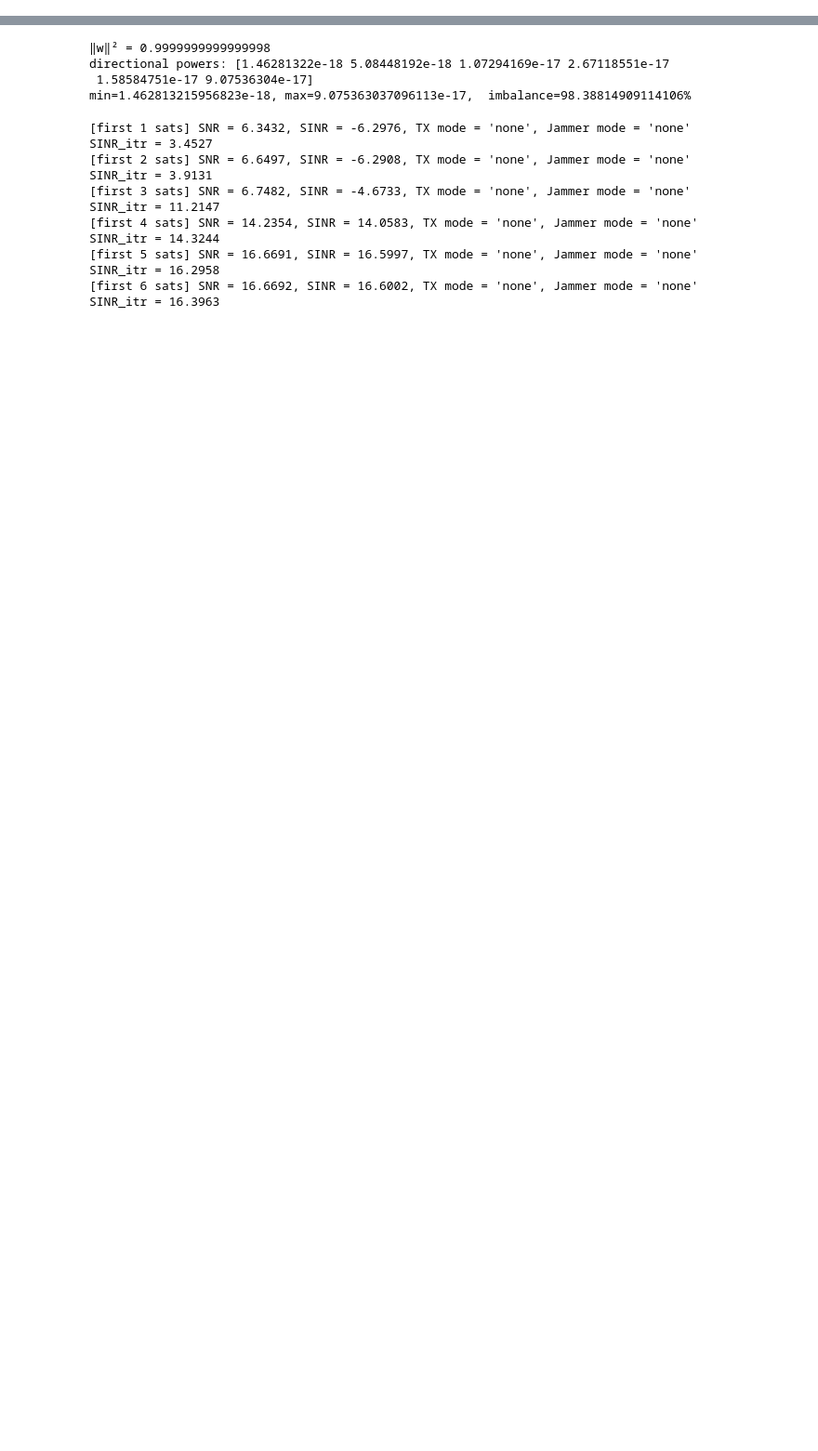
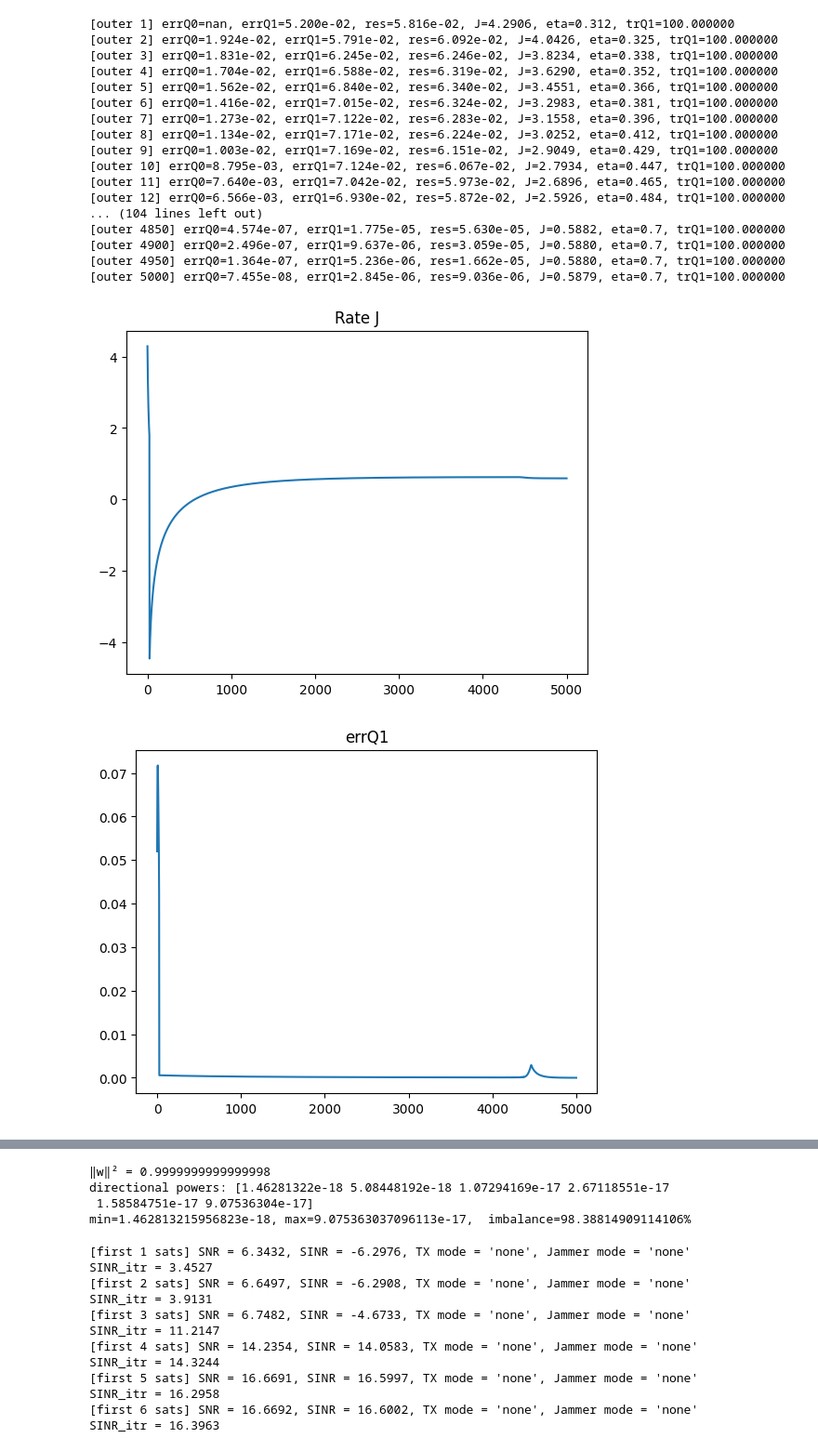
Before and after one commit to SJ00425/NTN-Anti-Jamming, a Jupyter notebook: test_copy.ipynb, the cells around one changed output, grey strips where cells are left out. Shown at 93% size. Saved outputs shown, nothing was run; the diff lists cells and outputs as text; code cells hidden in the pictures; blank space fills up the shorter version.

Commit message:
add minmax solver

```diff
--- a/test_copy.ipynb
+++ b/test_copy.ipynb
@@ -20,7 +42,7 @@ import numpy as np
 
 # Generate RX positions
 
-distances_km = [0.0001]
+distances_km = [0.4]
 azimuths_deg = np.linspace(0, 360, len(distances_km), endpoint=False)
 gnd_positions = [np.array([0.0, 0.0, 0.0])]
 
@@ -37,8 +59,8 @@ for i, pos in enumerate(gnd_positions):
 
 sat_orbit_m = 550e3
 # angles = [(120, 80),(45, 90), (75,75),(80,88), (65, 85),(130,75)]
-angles = [(45, 90), (120, 80), (75,75),(80,88), (65, 85),(130,75)]
-# angles = [(45, 90), (120, 80), (75,75)]
+# angles = [(45, 90-(1e-3)), (120, 87), (75,85),(80,83), (65, 82),(130,80)]
+angles = [(45, 90-(1e-3)), (120, 87), (75,85)]
 sat_positions = []
 delays_ms = []
 fspl_db = []
@@ -186,0 +501,10 @@ jam_power_watt = 10 ** ((jam_power_dbm  - 30)/ 10)
+# %%
+a_tx, tau_tx = compute_cir(gnd_positions[0], sat_positions, tx_array, sat_array, sat_positions[0], gnd_positions[0])
+a_jam, tau_jam = compute_cir(gnd_positions[1], sat_positions, tx_array, sat_array, sat_positions[0], gnd_positions[0])
+H0 = collapse_channel(a_tx)
+H1 = collapse_channel(a_jam)
+
+
+N0 = noise_power_watt
+P0 = Tx_power_watt
+P1 = jam_power_watt
@@ -186,0 +782,45 @@ jam_power_watt = 10 ** ((jam_power_dbm  - 30)/ 10)
+# %%
+n1 = H1.shape[1]
+Q1_init = (P1/n1) * np.eye(n1, dtype=complex)
+# 参数准备
+Q0, w0, Q1, n_it, hist = solve_game_bestresp_Q0_then_Q1(
+    H0, H1, N0,
+    P0=P0, P1=P1,
+    max_outer=5000, tol=1e-6, inner_Q1_steps=4,
+    geometry='entropy',      # 'euclidean' → Extragradient; 'entropy' → Mirror-Prox
+    step_rule='adp-eta',         # 'fixed' → 固定步长; 'adp-eta' → 自适应步长
+    eta=0.5,                   # 仅在 step_rule='fixed' 时使用
+    eta_init=0.3,              # 自适应时的初始步长
+    eta_min=1e-2, eta_max=0.7, # 自适应时的步长范围
+    beta=0.5, gamma=1.01,       # backtracking 收缩/扩张参数
+    multi_stream=True,         # 用户水填充分配模式
+    verbose=True,              # 打印每次迭代
+    track_hist=True,            # 记录历史曲线
+    Q1_init = Q1_init
+)
+
+# 查看收敛过程
+import matplotlib.pyplot as plt
+plt.plot(hist['J']); plt.title("Rate J"); plt.show()
+plt.plot(hist['errQ1']); plt.title("errQ1"); plt.show()
+plt.plot(hist['eta']); plt.title("eta evolution"); plt.show()
+# %% [output]
+[outer 1] errQ0=nan, errQ1=5.200e-02, res=5.816e-02, J=4.2906, eta=0.312, trQ1=100.000000
+[outer 2] errQ0=1.924e-02, errQ1=5.791e-02, res=6.092e-02, J=4.0426, eta=0.325, trQ1=100.000000
+[outer 3] errQ0=1.831e-02, errQ1=6.245e-02, res=6.246e-02, J=3.8234, eta=0.338, trQ1=100.000000
+[outer 4] errQ0=1.704e-02, errQ1=6.588e-02, res=6.319e-02, J=3.6290, eta=0.352, trQ1=100.000000
+[outer 5] errQ0=1.562e-02, errQ1=6.840e-02, res=6.340e-02, J=3.4551, eta=0.366, trQ1=100.000000
+[outer 6] errQ0=1.416e-02, errQ1=7.015e-02, res=6.324e-02, J=3.2983, eta=0.381, trQ1=100.000000
+[outer 7] errQ0=1.273e-02, errQ1=7.122e-02, res=6.283e-02, J=3.1558, eta=0.396, trQ1=100.000000
+[outer 8] errQ0=1.134e-02, errQ1=7.171e-02, res=6.224e-02, J=3.0252, eta=0.412, trQ1=100.000000
+[outer 9] errQ0=1.003e-02, errQ1=7.169e-02, res=6.151e-02, J=2.9049, eta=0.429, trQ1=100.000000
+[outer 10] errQ0=8.795e-03, errQ1=7.124e-02, res=6.067e-02, J=2.7934, eta=0.447, trQ1=100.000000
+[outer 11] errQ0=7.640e-03, errQ1=7.042e-02, res=5.973e-02, J=2.6896, eta=0.465, trQ1=100.000000
+[outer 12] errQ0=6.566e-03, errQ1=6.930e-02, res=5.872e-02, J=2.5926, eta=0.484, trQ1=100.000000
+... (104 lines left out)
+[outer 4850] errQ0=4.574e-07, errQ1=1.775e-05, res=5.630e-05, J=0.5882, eta=0.7, trQ1=100.000000
+[outer 4900] errQ0=2.496e-07, errQ1=9.637e-06, res=3.059e-05, J=0.5880, eta=0.7, trQ1=100.000000
+[outer 4950] errQ0=1.364e-07, errQ1=5.236e-06, res=1.662e-05, J=0.5880, eta=0.7, trQ1=100.000000
+[outer 5000] errQ0=7.455e-08, errQ1=2.845e-06, res=9.036e-06, J=0.5879, eta=0.7, trQ1=100.000000
+[figure, added]
+[figure, added]
```
Also changed, not shown: parts of 26 cells of this notebook, 4 other files.
